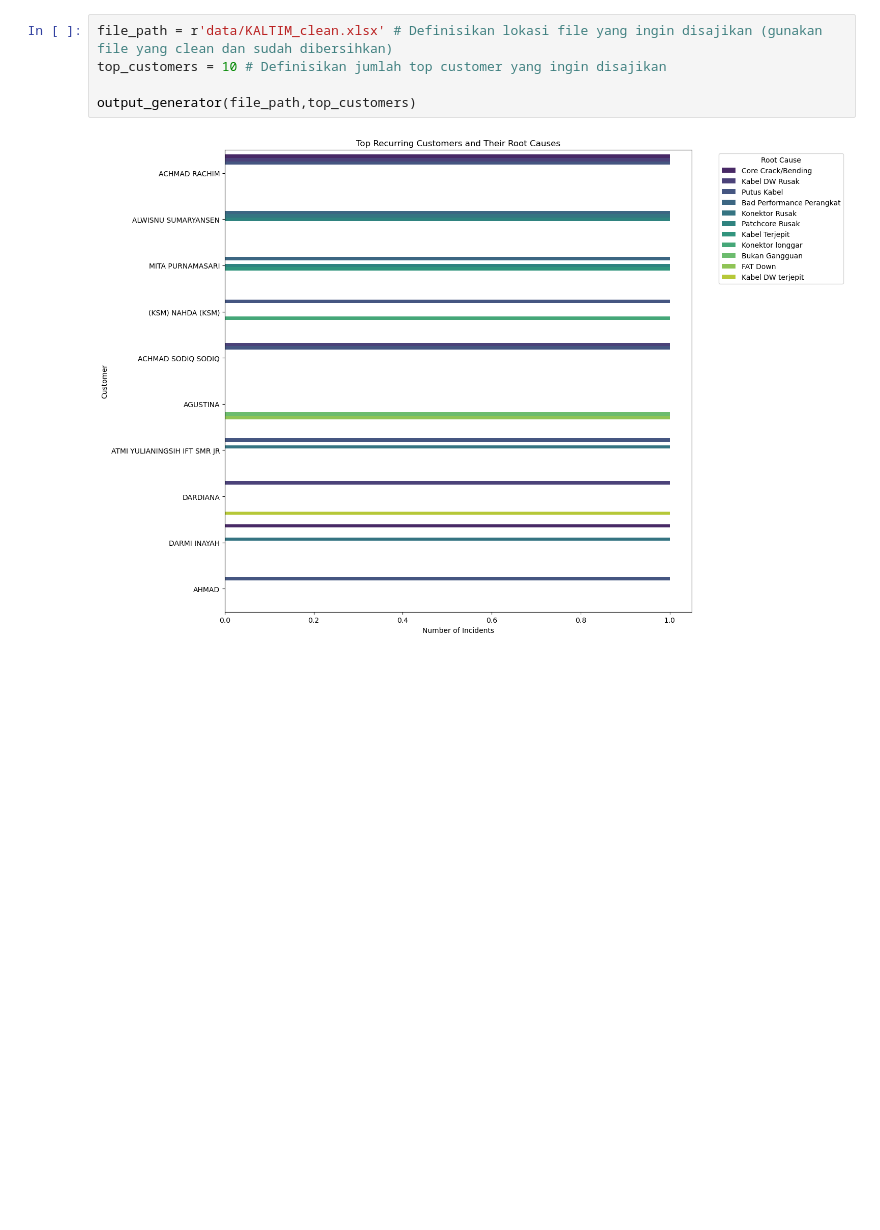
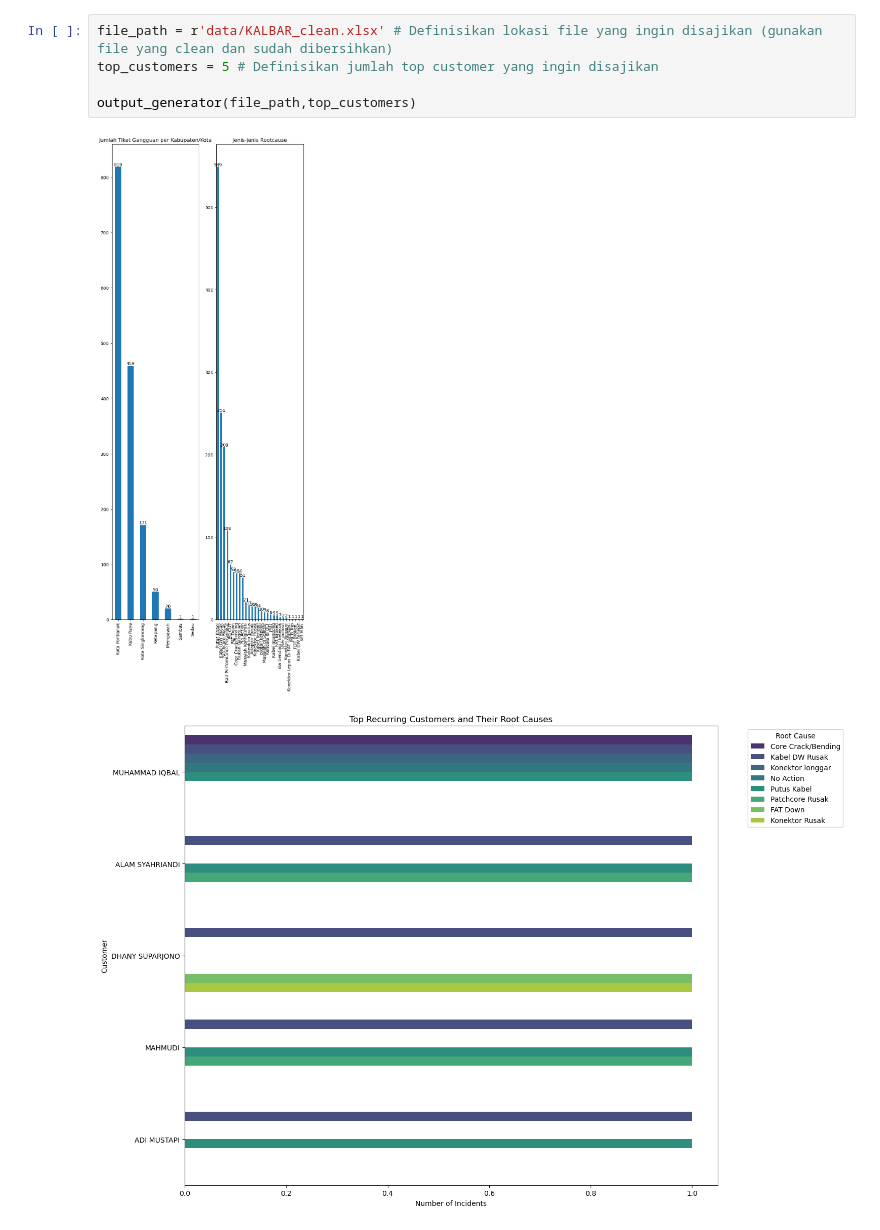
Before and after one commit to RifqiYunus/retail-analytics, a Jupyter notebook: postprocess.ipynb, the cells around one changed output. Saved outputs shown, nothing was run; the diff lists cells and outputs as text; blank space fills up the shorter version.

Commit message:
[Rifqi] fix postprocess graph

```diff
--- a/postprocess.ipynb
+++ b/postprocess.ipynb
@@ -153,9 +199,10 @@ def output_generator(filepath,n_customer=10):
     # Save the workbook
     wb.save(path_baru)
 # %%
-file_path = r'data/KALTIM_clean.xlsx' # Definisikan lokasi file yang ingin disajikan (gunakan file yang clean dan sudah dibersihkan)
-top_customers = 10 # Definisikan jumlah top customer yang ingin disajikan
+file_path = r'data/KALBAR_clean.xlsx' # Definisikan lokasi file yang ingin disajikan (gunakan file yang clean dan sudah dibersihkan)
+top_customers = 5 # Definisikan jumlah top customer yang ingin disajikan
 
 output_generator(file_path,top_customers)
 # %% [output]
-[figure, old version]
+[figure, new version]
+[figure, added]
```
Also changed, not shown: parts of 2 cells of this notebook.
